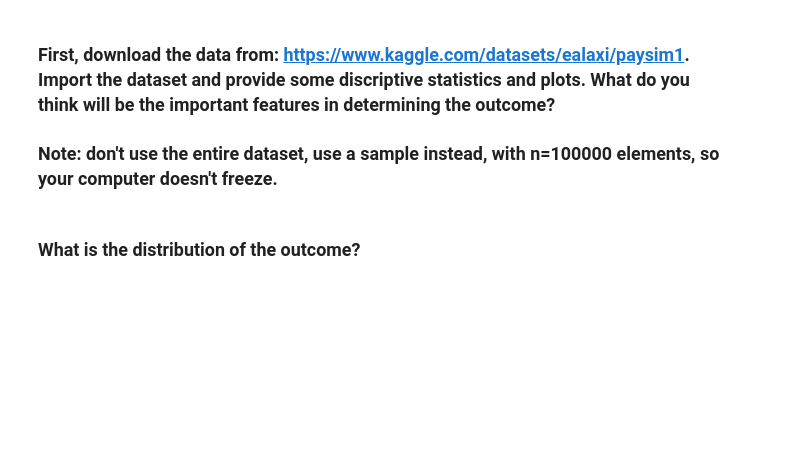
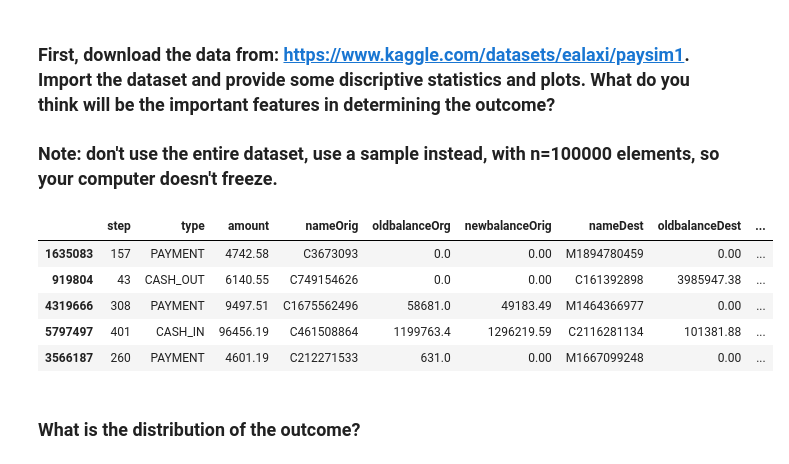
Before and after one commit to ta-data-lis/lab-imbalance, a Jupyter notebook: your-code/lab_imbalance.ipynb, the cells around one changed output. Drawn from its saved outputs; the diff is of its cells as text; code cells hidden in the pictures; blank space fills up the shorter version.

```diff
--- a/your-code/lab_imbalance.ipynb
+++ b/your-code/lab_imbalance.ipynb
@@ -14,2 +21,11 @@ Like we disussed in class, when we have noisy data, if we are not careful, we ca
+# %%
+finantial_samp.head()
+# %% [output]
+|  | step | type | amount | nameOrig | oldbalanceOrg | newbalanceOrig | nameDest | oldbalanceDest | ... |
+| 1635083 | 157 | PAYMENT | 4742.58 | C3673093 | 0.0 | 0.00 | M1894780459 | 0.00 | ... |
+| 919804 | 43 | CASH_OUT | 6140.55 | C749154626 | 0.0 | 0.00 | C161392898 | 3985947.38 | ... |
+| 4319666 | 308 | PAYMENT | 9497.51 | C1675562496 | 58681.0 | 49183.49 | M1464366977 | 0.00 | ... |
+| 5797497 | 401 | CASH_IN | 96456.19 | C461508864 | 1199763.4 | 1296219.59 | C2116281134 | 101381.88 | ... |
+| 3566187 | 260 | PAYMENT | 4601.19 | C212271533 | 631.0 | 0.00 | M1667099248 | 0.00 | ... |
 # %% [markdown]
 ### What is the distribution of the outcome?
```
Also changed, not shown: parts of 30 cells of this notebook.
